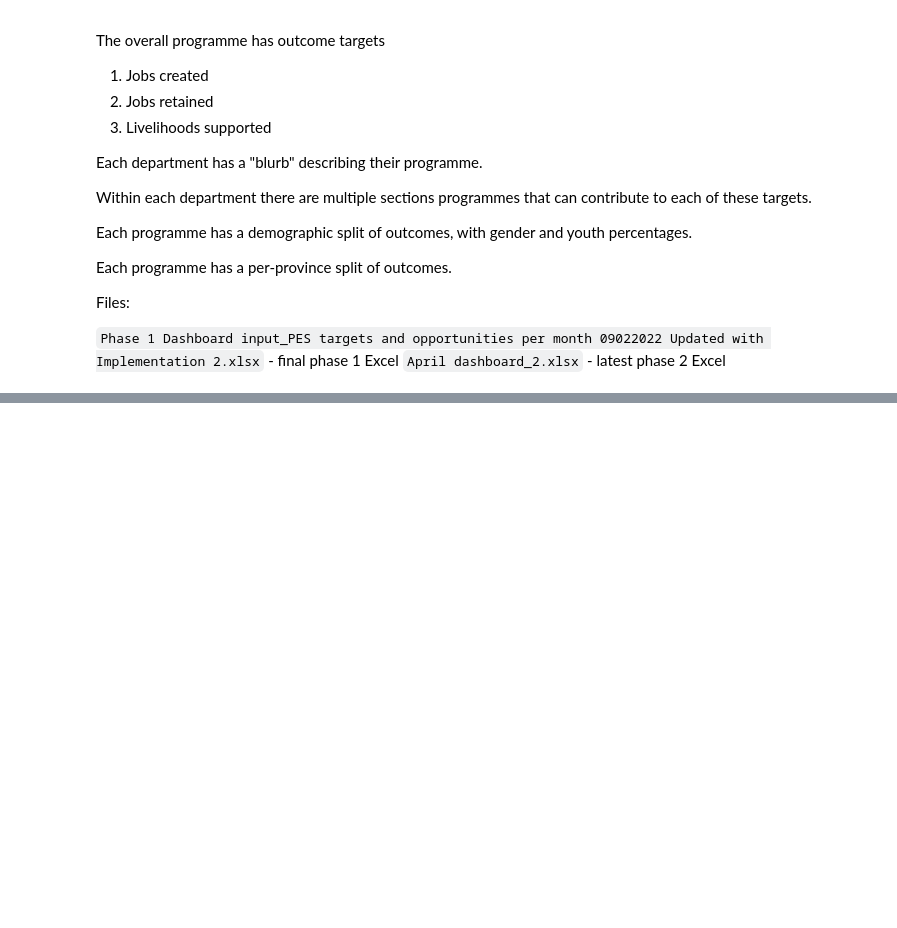
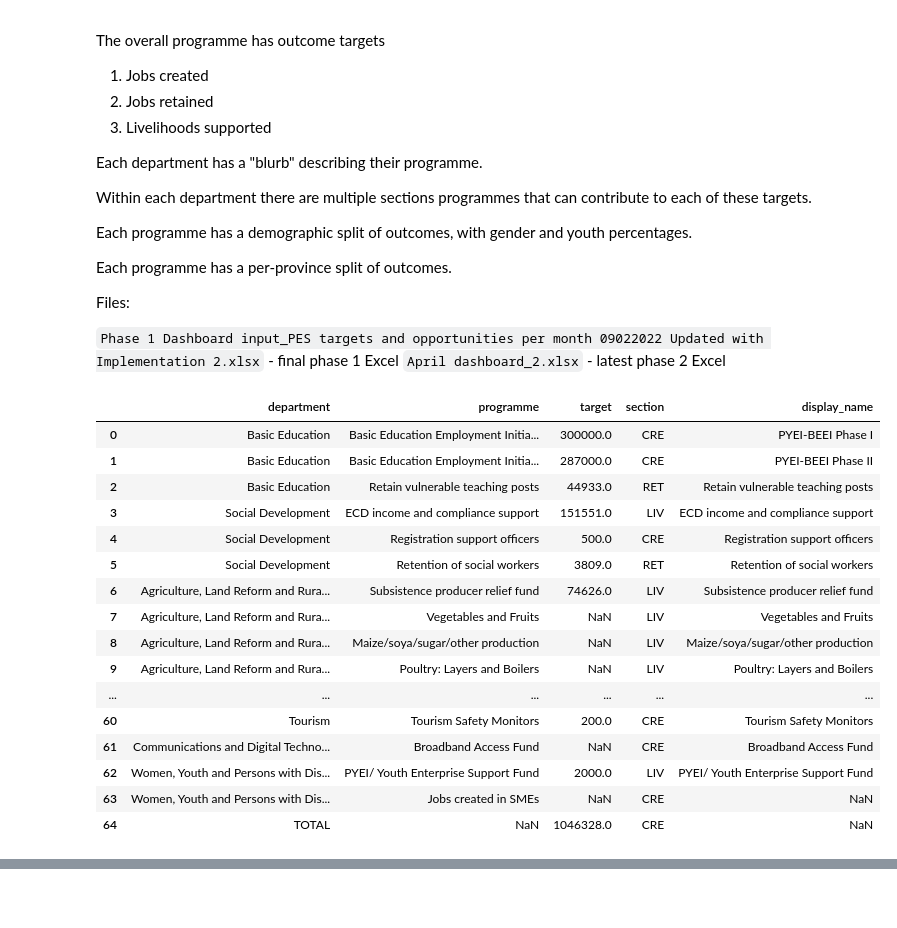
Before and after one commit to OpenUpSA/presidential-employment-stimulus, a Jupyter notebook: notebooks/p-e_to_json.ipynb, the cells around one changed output, grey strips where cells are left out. Saved outputs shown, nothing was run; the diff lists cells and outputs as text; code cells hidden in the pictures; blank space fills up the shorter version.

```diff
--- a/notebooks/p-e_to_json.ipynb
+++ b/notebooks/p-e_to_json.ipynb
@@ -71,3 +71,24 @@ department_names = list(set(phase1_departments).union(phase2_departments))
 
 leads = description_df.lead.to_dict()
 paragraphs = description_df.paragraph.to_dict()
+# %%
+pd.set_option('display.max_rows', None)
+targets_df[0]
+# %% [output]
+|  | department | programme | target | section | display_name |
+| 0 | Basic Education | Basic Education Employment Initia... | 300000.0 | CRE | PYEI-BEEI Phase I |
+| 1 | Basic Education | Basic Education Employment Initia... | 287000.0 | CRE | PYEI-BEEI Phase II |
+| 2 | Basic Education | Retain vulnerable teaching posts | 44933.0 | RET | Retain vulnerable teaching posts |
+| 3 | Social Development | ECD income and compliance support | 151551.0 | LIV | ECD income and compliance support |
+| 4 | Social Development | Registration support officers | 500.0 | CRE | Registration support officers |
+| 5 | Social Development | Retention of social workers | 3809.0 | RET | Retention of social workers |
+| 6 | Agriculture, Land Reform and Rura... | Subsistence producer relief fund | 74626.0 | LIV | Subsistence producer relief fund |
+| 7 | Agriculture, Land Reform and Rura... | Vegetables and Fruits | NaN | LIV | Vegetables and Fruits |
+| 8 | Agriculture, Land Reform and Rura... | Maize/soya/sugar/other production | NaN | LIV | Maize/soya/sugar/other production |
+| 9 | Agriculture, Land Reform and Rura... | Poultry: Layers and Boilers | NaN | LIV | Poultry: Layers and Boilers |
+| ... | ... | ... | ... | ... | ... |
+| 60 | Tourism | Tourism Safety Monitors | 200.0 | CRE | Tourism Safety Monitors |
+| 61 | Communications and Digital Techno... | Broadband Access Fund | NaN | CRE | Broadband Access Fund |
+| 62 | Women, Youth and Persons with Dis... | PYEI/ Youth Enterprise Support Fund | 2000.0 | LIV | PYEI/ Youth Enterprise Support Fund |
+| 63 | Women, Youth and Persons with Dis... | Jobs created in SMEs | NaN | CRE | NaN |
+| 64 | TOTAL | NaN | 1046328.0 | CRE | NaN |
```
Also changed, not shown: parts of 7 cells of this notebook, 3 other files.
